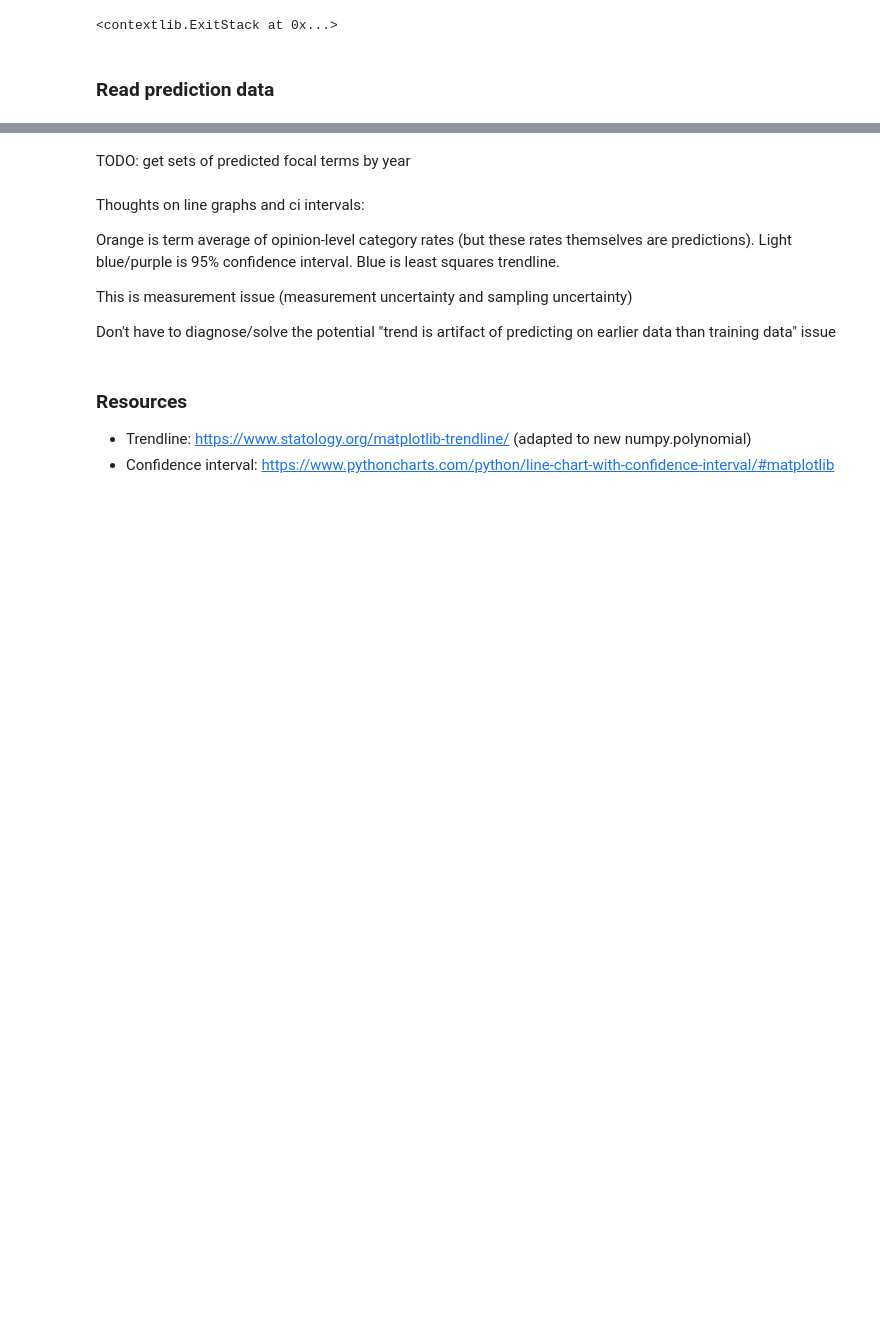
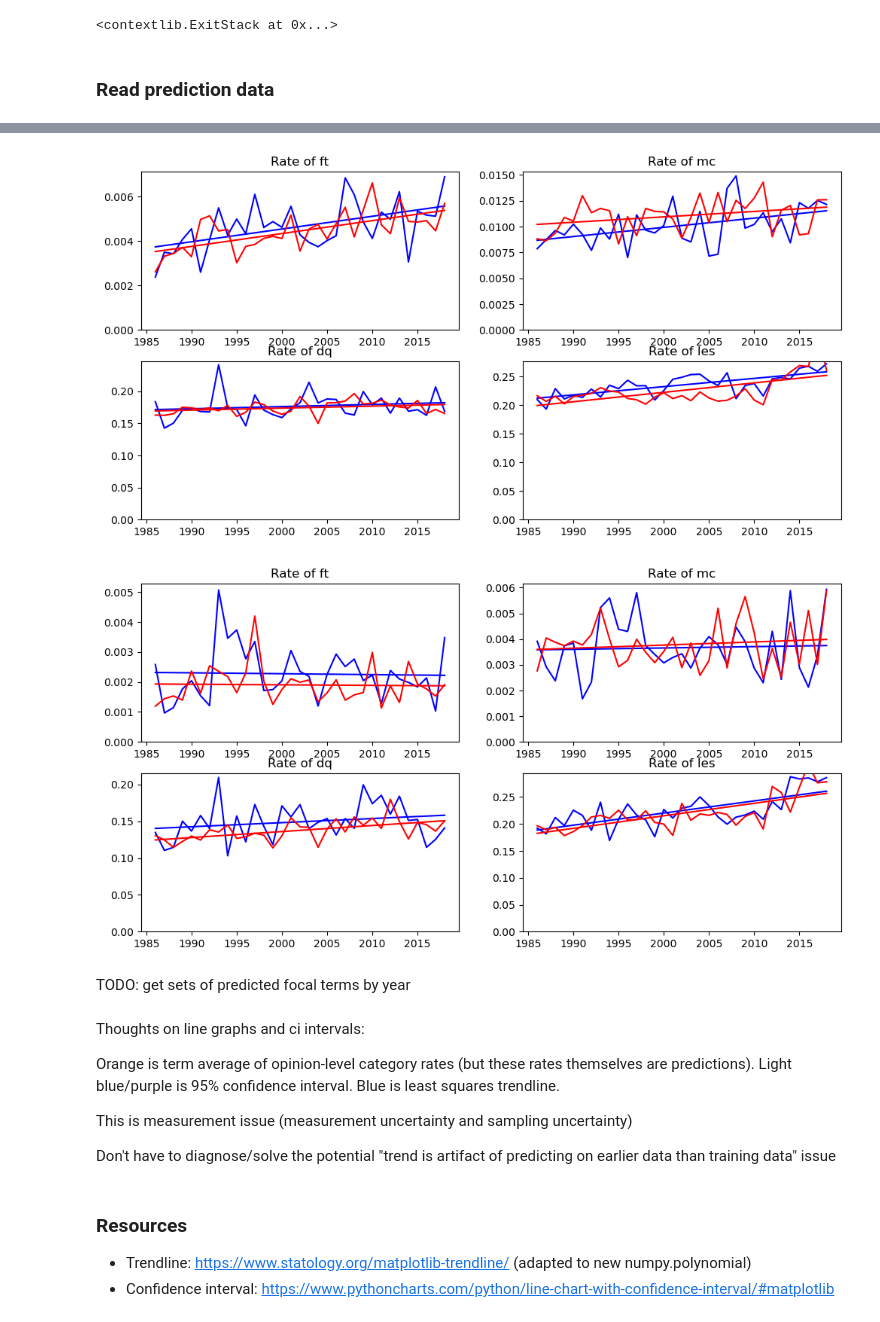
Before and after one commit to mkranzlein/scotus-metalang, a Jupyter notebook: scripts/notebooks/prediction_analysis.ipynb, the cells around one changed output, grey strips where cells are left out. Saved outputs shown, nothing was run; the diff lists cells and outputs as text; code cells hidden in the pictures; blank space fills up the shorter version.

```diff
--- a/scripts/notebooks/prediction_analysis.ipynb
+++ b/scripts/notebooks/prediction_analysis.ipynb
@@ -65,3 +105,11 @@ for category in categories:
+# %%
+fig = prediction_graphing.plot_frequency_line_all_cats_ideology(stat_df)
+save_and_show(fig, "stat_line_graphs_with_trends_by_party", prefix="predictions", show=True)
+fig = prediction_graphing.plot_frequency_line_all_cats_ideology(non_stat_df)
+save_and_show(fig, "nonstat_line_graphs_with_trends_by_party", prefix="predictions", show=True)
+# %% [output]
+[figure, added]
+[figure, added]
 # %%
 fig = prediction_graphing.plot_frequency_line_all_cats_ideology(df)
 save_and_show(fig, "line_graphs_with_trends_by_party", prefix="predictions", show=False)
```
Also changed, not shown: parts of 12 cells of this notebook, 1 other file.
